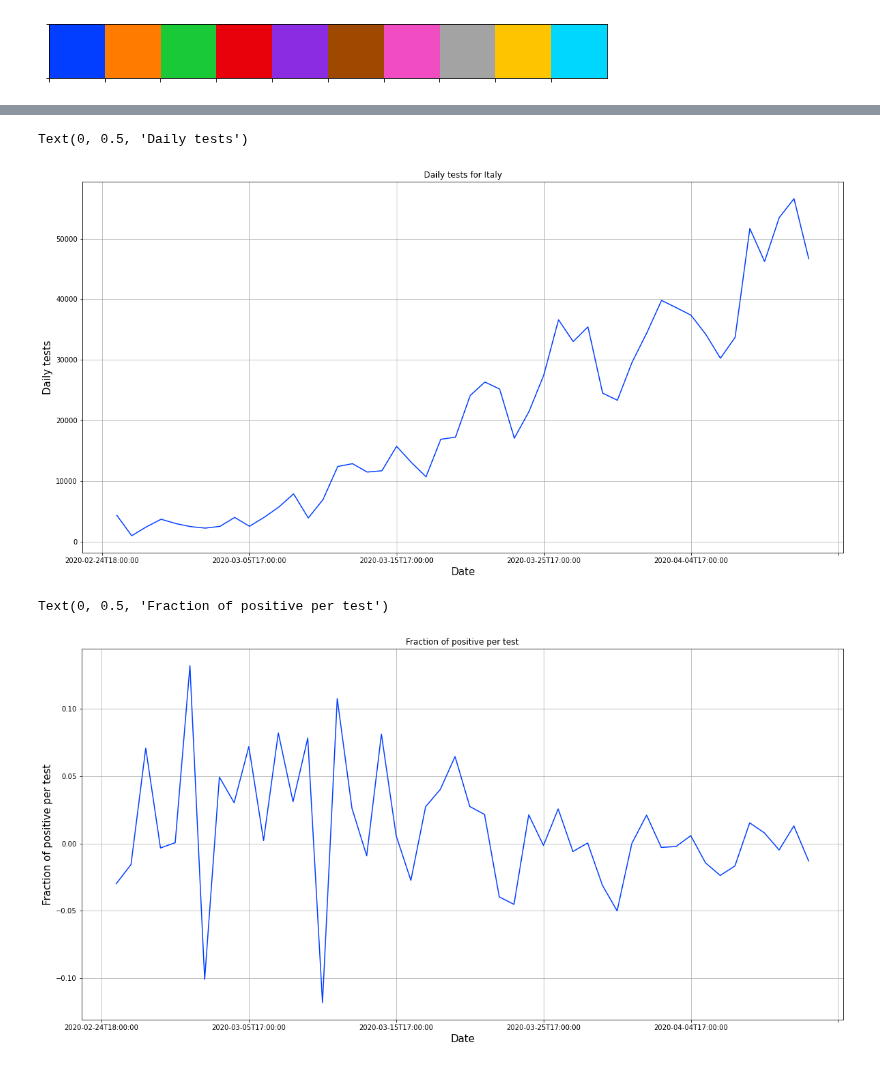
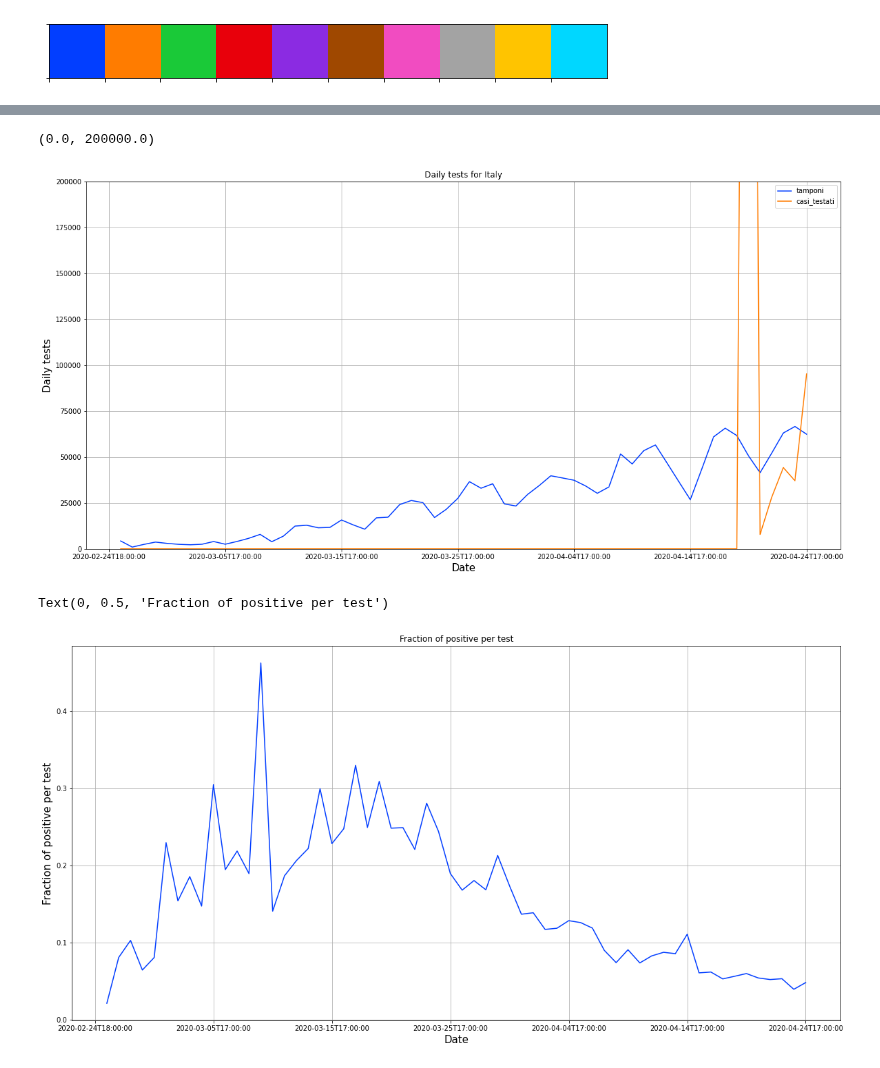
Before and after one commit to perrozzi/COVID-19, a Jupyter notebook: notebooks/COVID-19-italy-totals.ipynb, the cells around one changed output, grey strips where cells are left out. Cells and saved outputs as stored; diff of their text form; code cells hidden in the pictures.

```diff
--- a/notebooks/COVID-19-italy-totals.ipynb
+++ b/notebooks/COVID-19-italy-totals.ipynb
@@ -88,22 +88,23 @@ Text(0, 0.5, 'Daily')
 # %%
 fig, axes = plt.subplots(nrows=1, ncols=1)
 
-conf_vs_deaths_vs_healed_daily["tamponi"].plot(
+conf_vs_deaths_vs_healed_daily[["tamponi","casi_testati"]].plot(
     grid=True, ax=axes, title="Daily tests for Italy", figsize = (20,10))
 axes.set_xlabel("Date", fontsize=15)
 axes.set_ylabel("Daily tests", fontsize=15)
+axes.set_ylim(0,200000)
 # %% [output]
-Text(0, 0.5, 'Daily tests')
+(0.0, 200000.0)
-[figure, old version]
+[figure, new version]
 # %%
 fig, axes = plt.subplots(nrows=1, ncols=1)
 
-positive_per_test = conf_vs_deaths_vs_healed_daily["nuovi_positivi"].divide(conf_vs_deaths_vs_healed_daily["tamponi"].replace(0, 1))
+positive_per_test = conf_vs_deaths_vs_healed["nuovi_positivi"].divide(conf_vs_deaths_vs_healed_daily["tamponi"].replace(0, 1))
 
 positive_per_test.plot(
     grid=True, ax=axes, title="Fraction of positive per test", figsize = (20,10))
 axes.set_xlabel("Date", fontsize=15)
 axes.set_ylabel("Fraction of positive per test", fontsize=15)
 # %% [output]
 Text(0, 0.5, 'Fraction of positive per test')
-[figure, old version]
+[figure, new version]
```
Also changed, not shown: parts of 4 cells of this notebook, 8 other files.
